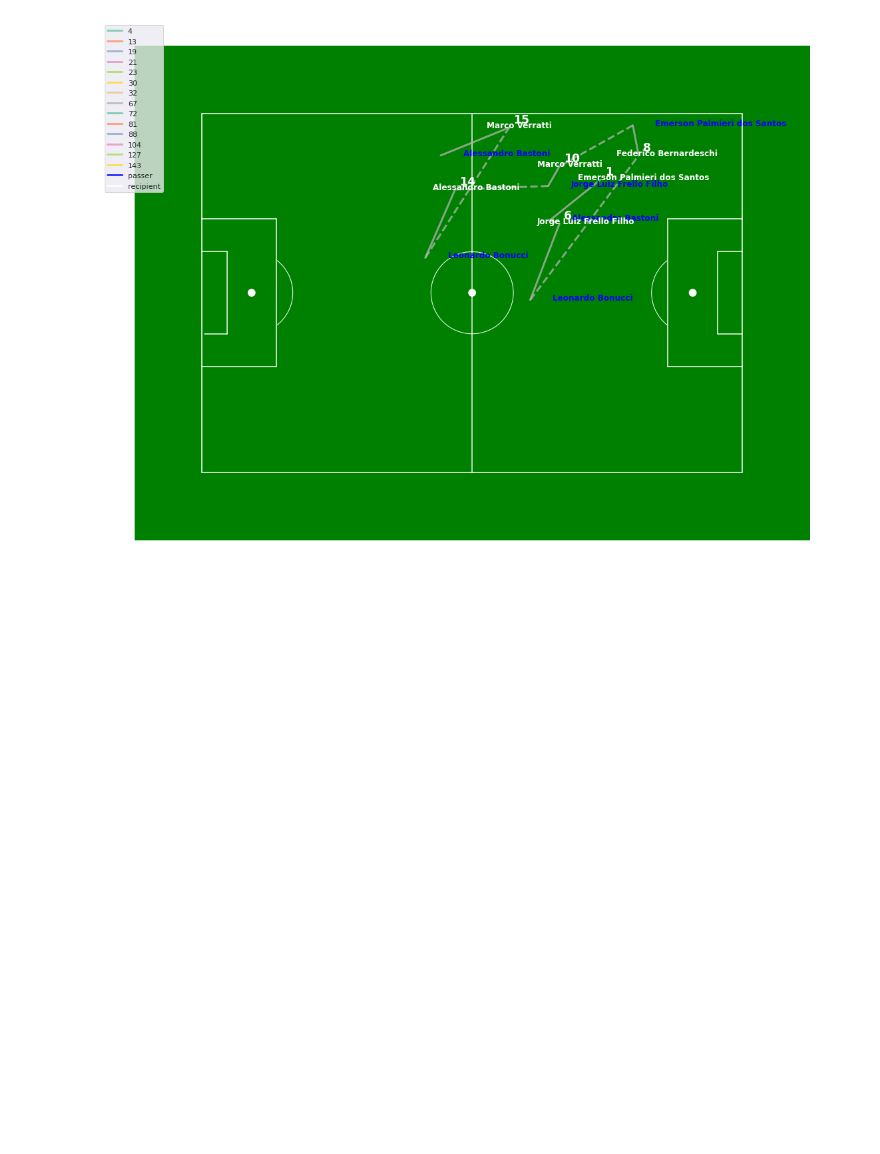
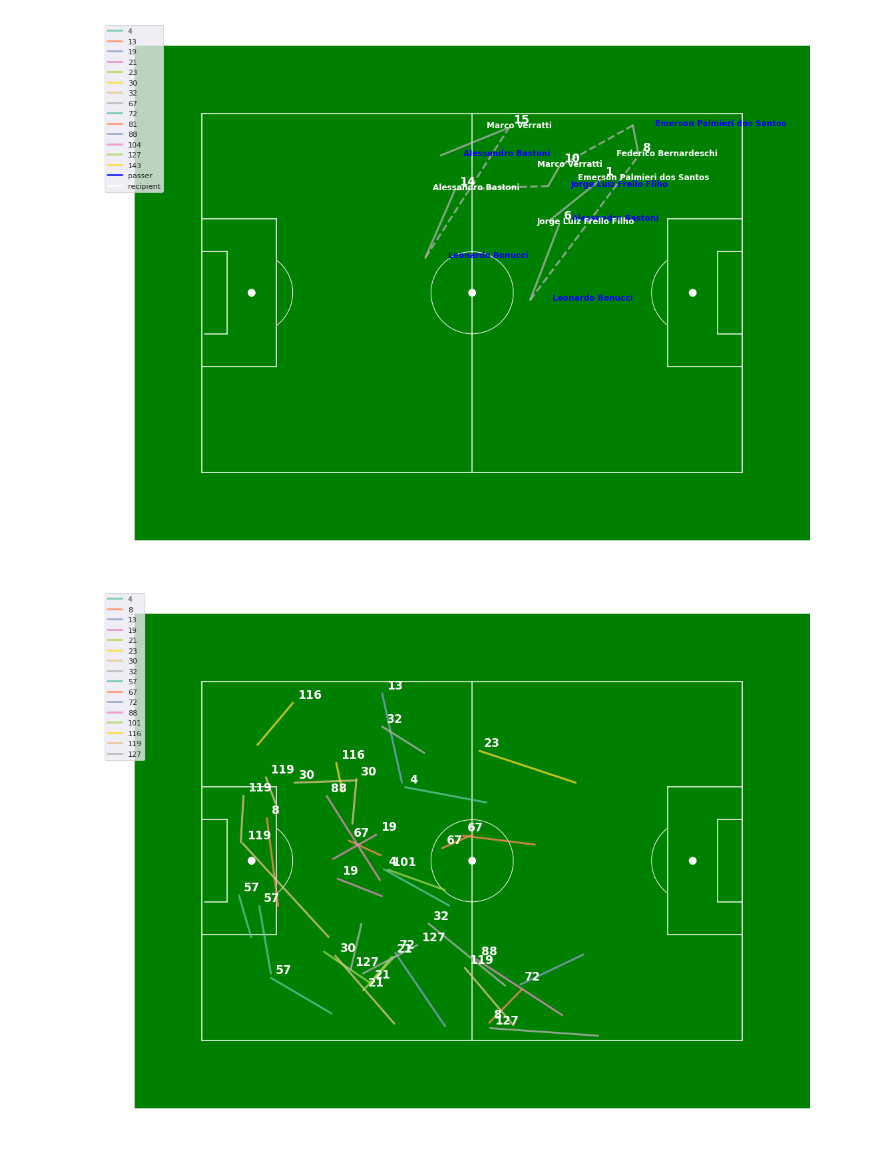
Before and after one commit to aegonwolf/socceranalytics, a Jupyter notebook: new-charts.ipynb, the cells around one changed output. Cells and saved outputs as stored; diff of their text form; code cells hidden in the pictures; blank space fills up the shorter version.

Commit message:
Kaggle Notebook | New Charts | Version 5

```diff
--- a/new-charts.ipynb
+++ b/new-charts.ipynb
@@ -964,7 +964,7 @@ cluster2
 passy_play = passy[passy.play_pattern_name == 'Regular Play']
 ipasses_play = passy_play[passy['possession_team_name'] == 'Italy']
 wpasses_play = passy_play[passy['possession_team_name'] == 'Wales']
-dbs = hdbscan.HDBSCAN(min_cluster_size = 10, min_samples = 2)
+dbs = hdbscan.HDBSCAN(min_cluster_size = 15, min_samples = 3, metric = 'l2')
 dbs.fit(ipasses_play[cluster_cols])
 ipasses_play['clusters'] = dbs.labels_
 bgm2 = BayesianGaussianMixture(n_components=20,
@@ -1159,3 +1174,33 @@ ax.legend(loc = 'upper left')
 plt.savefig('cluster5_67gmm.png')
 # %% [output]
 [figure]
+# %%
+cluster4 = ipasses_play[ipasses_play.gmm_cluster == 4]
+color_labels = cluster4.possession.unique()
+# List of RGB triplets
+rgb_values = sns.color_palette("Set2", len(color_labels))
+
+# Map label to RGB
+color_map = dict(zip(color_labels, rgb_values))
+# %%
+
+fig, ax = create_pitch(120, 80,'white')
+for index, pass_ in cluster4.iterrows():
+    if (index < 0):
+        continue
+    x, y = pass_['x'], pass_['y']
+    end_x, end_y = pass_['end_x'], pass_['end_y']
+    y = 80 - y
+    end_y = 80 - end_y
+    color = color_map[pass_['possession']]
+    ax.plot([x, end_x], [y, end_y], linewidth = 3, alpha = 0.75, color = color)
+    plt.text((x+1),y+1,pass_.possession, color = "white", fontweight = 'bold', fontsize = 'x-large')
+
+
+for c in color_labels:
+    ax.plot(x, y, linewidth = 3, color = color_map[c], alpha = 0.75, label = c)
+ax.legend(loc = 'upper left')
+
+plt.savefig('cluster4_gmm_play.png')
+# %% [output]
+[figure, added]
```
Also changed, not shown: parts of 10 cells of this notebook.
